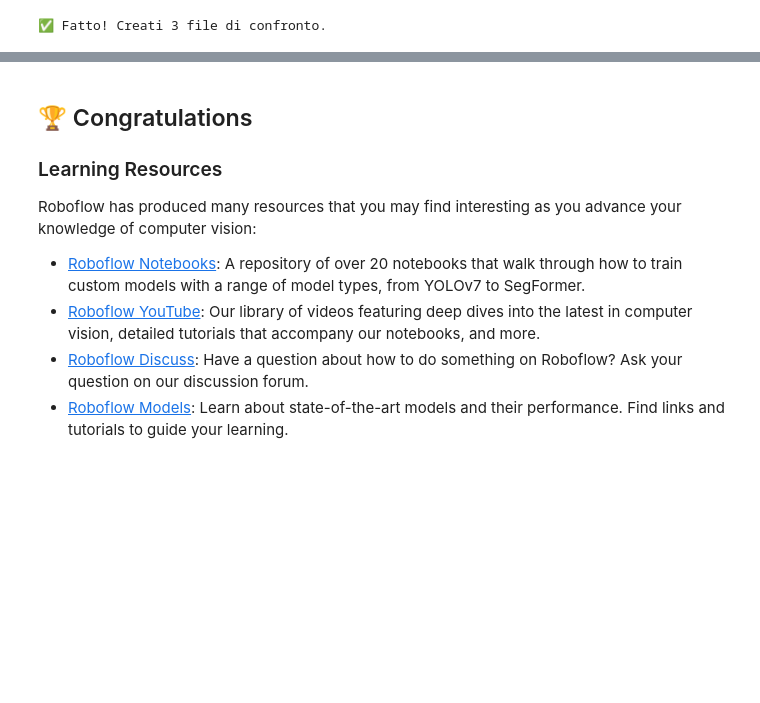
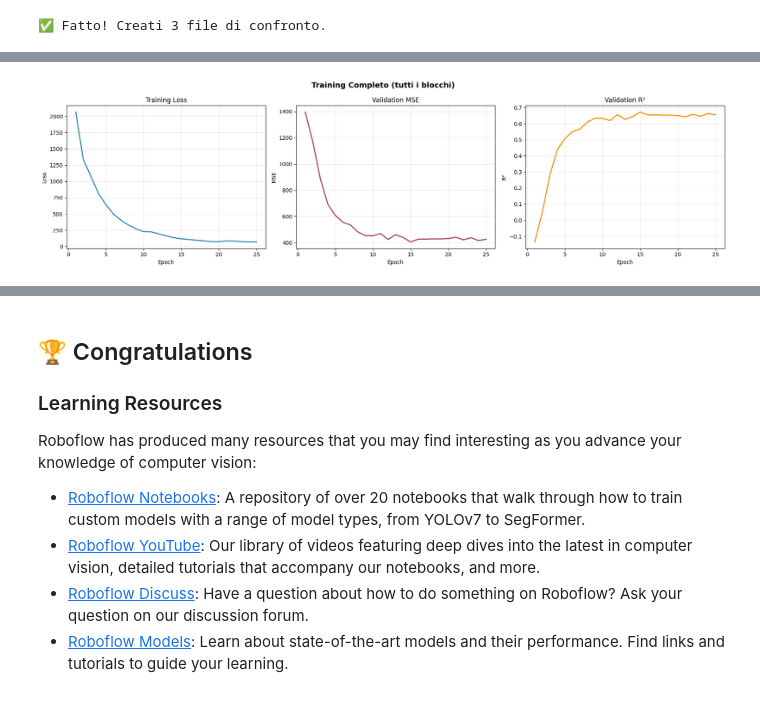
Before and after one commit to Kaonashi8/echonet, a Jupyter notebook: notebooks/train-yolov8-instance-segmentation-on-custom-dataset.ipynb, the cells around one changed output, grey strips where cells are left out. Drawn from its saved outputs; the diff is of its cells as text; code cells hidden in the pictures; blank space fills up the shorter version.

```diff
--- a/notebooks/train-yolov8-instance-segmentation-on-custom-dataset.ipynb
+++ b/notebooks/train-yolov8-instance-segmentation-on-custom-dataset.ipynb
@@ -908,3 +906,99 @@ print('\n✅ Fatto! Creati 3 file di confronto.')
 ✓ Salvato: confronto_val_mse.png
 [figure]
 ✅ Fatto! Creati 3 file di confronto.
+# %%
+import os
+import re
+import matplotlib.pyplot as plt
+
+# Path alla cartella su Drive
+BASE_PATH = '/content/drive/MyDrive/vit_experiments'
+
+# Carica tutti i log in ordine cronologico
+epochs_all = []
+train_loss_all = []
+val_mse_all = []
+val_r2_all = []
+
+epoch_offset = 0
+
+# Ordina le cartelle per timestamp (ordine cronologico)
+folders = sorted(os.listdir(BASE_PATH))
+
+for folder in folders:
+    log_path = os.path.join(BASE_PATH, folder, 'log.txt')
+    if not os.path.exists(log_path):
+        continue
+
+    print(f"Caricamento: {folder}")
+
+    with open(log_path) as f:
+        for line in f:
+            if line.startswith('Epoch'):
+                # Updated regex to account for optional negative sign
+                epoch_match = re.search(r'Epoch (\d+)/', line)
+                train_loss_match = re.search(r'TrainLoss=(-?[\d.]+)', line)
+                val_mse_match = re.search(r'ValMSE=(-?[\d.]+)', line)
+                r2_match = re.search(r'R2=(-?[\d.]+)', line)
+
+                if epoch_match and train_loss_match and val_mse_match and r2_match:
+                    epoch = int(epoch_match.group(1))
+                    train_loss = float(train_loss_match.group(1))
+                    val_mse = float(val_mse_match.group(1))
+                    r2 = float(r2_match.group(1))
+
+                    epochs_all.append(epoch + epoch_offset)
+                    train_loss_all.append(train_loss)
+                    val_mse_all.append(val_mse)
+                    val_r2_all.append(r2)
+                else:
+                    print(f"Skipping malformed line in {log_path}: {line.strip()}")
+
+    # Aggiorna l'offset per il prossimo blocco
+    if epochs_all:
+        # Ensure epoch_offset is updated based on the last epoch processed in this folder
+        # If log.txt contains only 'Epoch 1/5', then epochs_all might only have 1 entry.
+        # The next folder's first epoch will continue from here.
+        # This line assumes epochs_all is accumulating globally. The original logic is: `epoch_offset = epochs_all[-1]`
+        # If processing each folder's log independently then adding to global list, the offset logic should be applied to each folder's epochs before appending.
+        # Re-evaluating the original intent, `epochs_all` accumulates total epochs across all logs.
+        # If a log file contains epochs 1,2,3,4,5, then `epochs_all[-1]` would be 5 (or 5+previous_offset).
+        # The `epoch_offset` should be the highest epoch number *before* adding the current folder's epochs.
+        # A safer way to update offset would be to track the max epoch encountered so far.
+        if epochs_all:
+            epoch_offset = epochs_all[-1]
+        else:
+            epoch_offset = 0 # Reset if no epochs were found in previous logs
+
+
+
+
+print(f"\nTotale epoche: {epochs_all[-1]}")
+
+# Grafico
+fig, axes = plt.subplots(1, 3, figsize=(18, 5))
+fig.suptitle('Training Completo (tutti i blocchi)', fontsize=14, fontweight='bold')
+
+axes[0].plot(epochs_all, train_loss_all, color='#2E86AB', linewidth=2)
+axes[0].set_title('Training Loss')
+axes[0].set_xlabel('Epoch')
+axes[0].set_ylabel('Loss')
+axes[0].grid(True, alpha=0.3)
+
+axes[1].plot(epochs_all, val_mse_all, color='#A23B72', linewidth=2)
+axes[1].set_title('Validation MSE')
+axes[1].set_xlabel('Epoch')
+axes[1].set_ylabel('MSE')
+axes[1].grid(True, alpha=0.3)
+
+axes[2].plot(epochs_all, val_r2_all, color='#F18F01', linewidth=2)
+axes[2].set_title('Validation R²')
+axes[2].set_xlabel('Epoch')
+axes[2].set_ylabel('R²')
+axes[2].grid(True, alpha=0.3)
+
+plt.tight_layout()
+plt.savefig('training_completo.png', dpi=300, bbox_inches='tight')
+print("✓ Salvato: training_completo.png")
+plt.show()
+# %% [output]
@@ -911,3 +1013,4 @@ print('\n✅ Fatto! Creati 3 file di confronto.')
+[figure, added]
 # %% [markdown]
 # Deploy Your Model to the Edge
 
```
Also changed, not shown: parts of 4 cells of this notebook.
